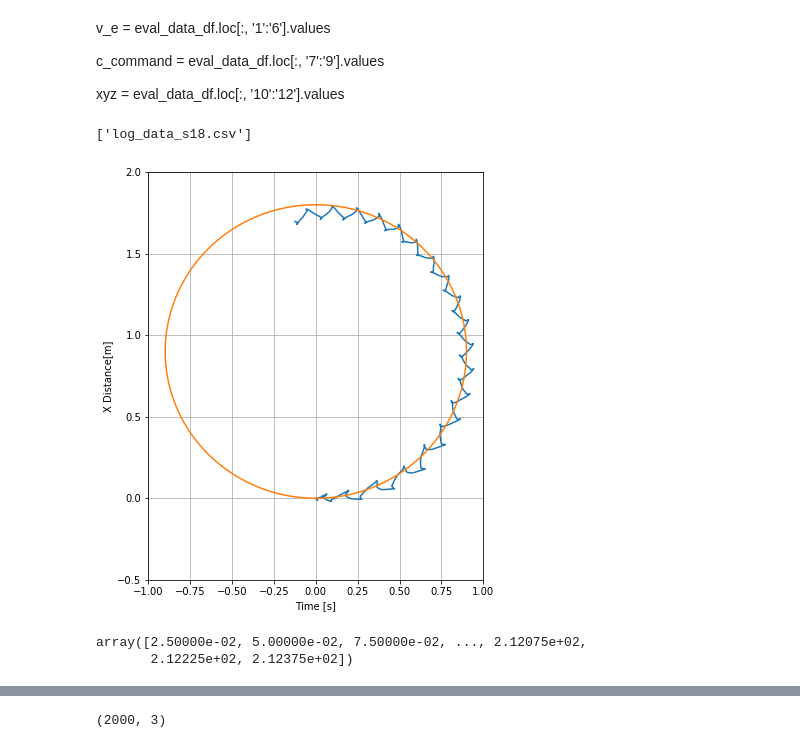
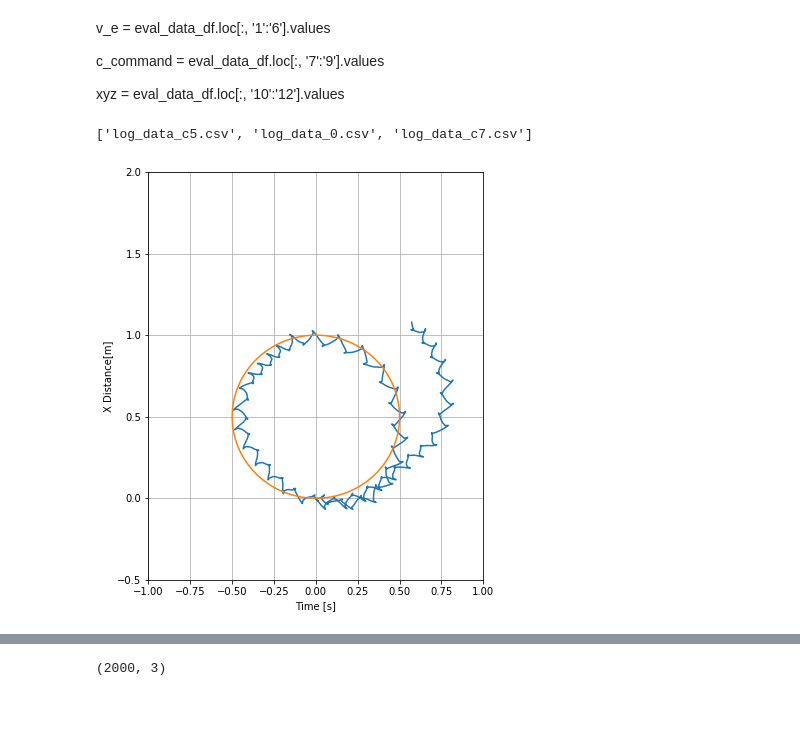
Before and after one commit to Jerryxiaoyu/pytorch-a2c-ppo-acktr-gail, a Jupyter notebook: eval/results_any/F3_turning/viz_f3.ipynb, the cells around one changed output, grey strips where cells are left out. Drawn from its saved outputs; the diff is of its cells as text; code cells hidden in the pictures; blank space fills up the shorter version.

```diff
--- a/eval/results_any/F3_turning/viz_f3.ipynb
+++ b/eval/results_any/F3_turning/viz_f3.ipynb
@@ -19,8 +19,8 @@ xyz = eval_data_df.loc[:, '10':'12'].values
 # %%
 #GA_data_path = 'eval/results_any/F1_straight_line_ga_rl/originals/GA_straight_line'
 
-exp_id = 27
-num_data = 1
+exp_id = 42
+num_data = 2
 
 RL_data_path = 'eval/results_any/F3_turning/original'
 
@@ -29,7 +29,7 @@ exp_data_path = os.path.join(RL_data_path, 'No{}'.format(exp_id))
 exp_dir_list = os.listdir(exp_data_path)
 exp_dir_list
 # %% [output]
-['log_data_s18.csv']
+['log_data_c5.csv', 'log_data_0.csv', 'log_data_c7.csv']
 # %%
 save_fig_path = 'eval/results_any/F3_turning'
 
@@ -40,7 +40,7 @@ for i in range(num_data):
     rl_data_df = pd.read_csv(os.path.join(exp_data_path,exp_dir_list[i].format(i)))
     RL_data_df.append(rl_data_df)
 
-max_step = 2000
+max_step = 4000
 dt = 0.01
 # %%
 exp_i = 0
@@ -51,43 +51,34 @@ c_command = RL_data_df[exp_i].loc[:, '7':'9'].values
 
 plt.figure(figsize=(6,6*1.25))
 
 t = np.arange(0, max_step * dt, dt)
 
 R = c_command[0, 0]
 n = np.arange(0, pi*2, 0.01)
 x_f = R * np.sin(n)
 y_f = R * np.cos(n) +R
 
 pos_x = xyz[:max_step, 0]
 pos_y = xyz[:max_step, 1]
 
 vel_f = c_command[:max_step, 0]
 
 
 
 plt.plot(pos_x, pos_y)
 plt.plot(x_f, y_f)
 
 plt.xlabel('Time [s]')
 plt.ylabel('X Distance[m]')
 plt.grid(True)
 plt.xlim([-1,1])
 plt.ylim([-0.5,2])
-# axs[1].plot(t, vel,  label = 'v')
-# axs[1].plot(t, vel_f,  label = 'ref')
-# axs[1].set_ylim(0,0.3)
-# axs[1].set_xlabel('Time [s]')
-# axs[1].set_ylabel('X Velocity [m/s]')
-# axs[1].grid(True)
 
-#fig.tight_layout()
+
+data = [ R, x_f, y_f, pos_x, pos_y]
+IO(save_fig_path+'/EXP{}-No{}_f2{}-4000.pkl'.format(exp_id, exp_i, exp_dir_list[exp_i])).to_pickle(data)
 
 plt.savefig(os.path.join(save_fig_path, 'EXP{}-No{}_f2{}.jpg'.format(exp_id, exp_i, exp_dir_list[exp_i])))
 plt.show()
 # %% [output]
-[figure, old version]
+[figure, new version]
-# %%
-pos_f
-# %% [output]
-array([2.50000e-02, 5.00000e-02, 7.50000e-02, ..., 2.12075e+02,
-       2.12225e+02, 2.12375e+02])
```
Also changed, not shown: parts of 8 cells of this notebook, 30 other files.
